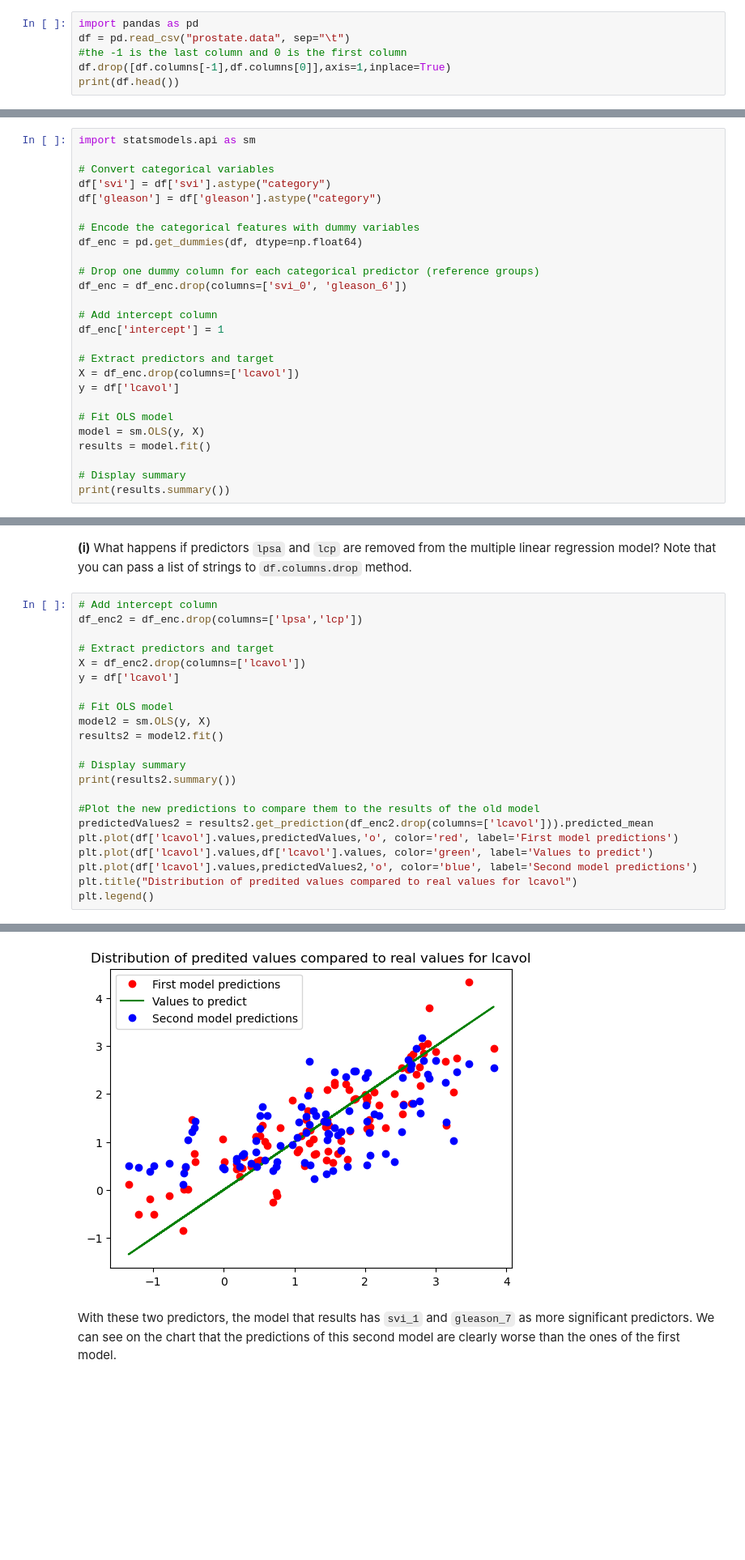
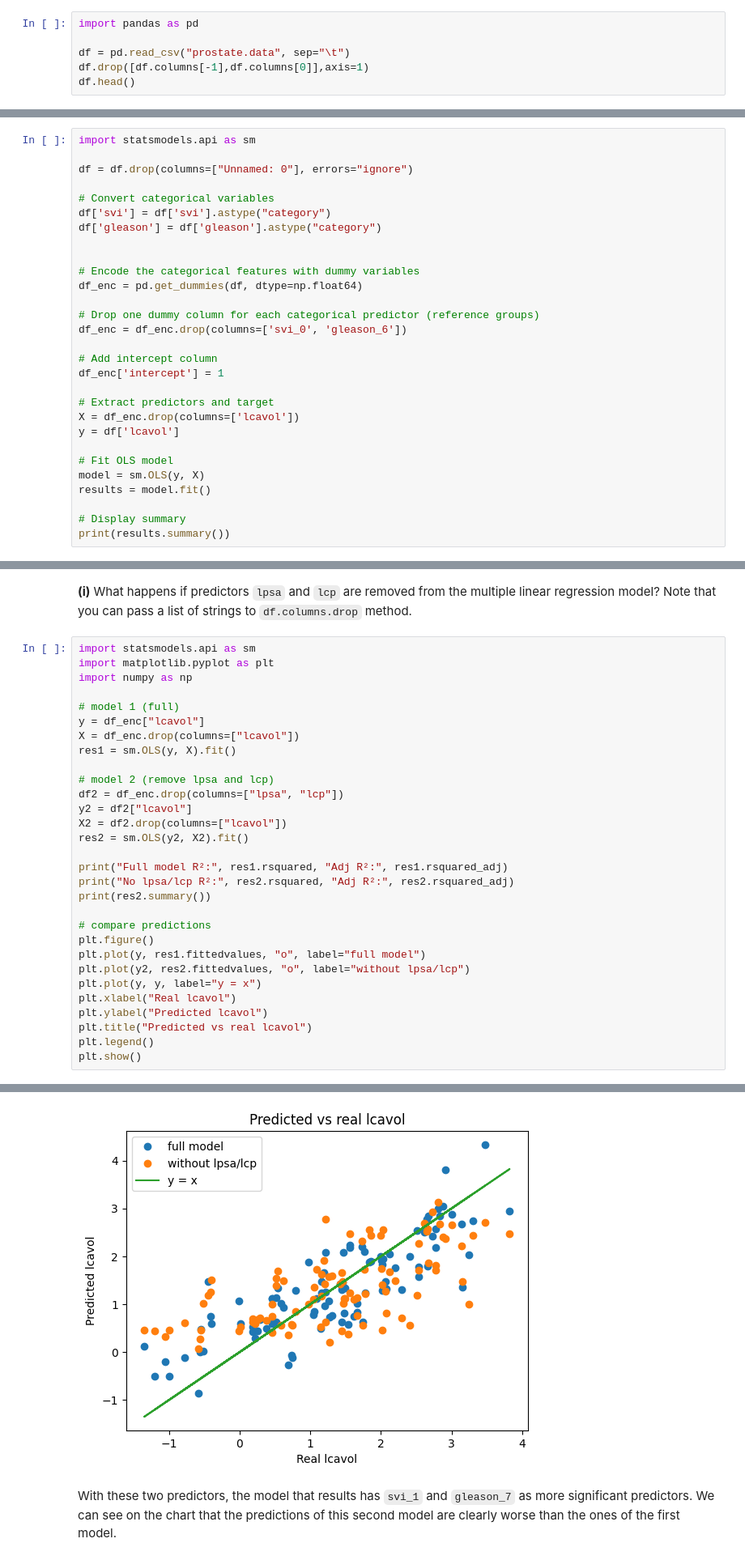
Before and after one commit to leozsc/TP1-ISLA, a Jupyter notebook: TP1/TP1.ipynb, the cells around one changed output, grey strips where cells are left out. Shown at 81% size. Cells and saved outputs as stored; diff of their text form; blank space fills up the shorter version.

```diff
--- a/TP1/TP1.ipynb
+++ b/TP1/TP1.ipynb
@@ -43,8 +43,8 @@ df = pd.read_csv("prostate.data", sep="\t")
 check how to use function `df.drop` to remove the first and last columns of `df` containing useless tags.
 # %%
 import pandas as pd
+
 df = pd.read_csv("prostate.data", sep="\t")
-#the -1 is the last column and 0 is the first column
-df.drop([df.columns[-1],df.columns[0]],axis=1,inplace=True)
-print(df.head())
+df.drop([df.columns[-1],df.columns[0]],axis=1)
+df.head()
 # %% [output]
@@ -409,10 +390,13 @@ Use command `results.sumary()` to get the statistical summary of the estimated c
 - Comment the overall results of the regression as well.
 # %%
 import statsmodels.api as sm
+
+df = df.drop(columns=["Unnamed: 0"], errors="ignore")
 
 # Convert categorical variables
 df['svi'] = df['svi'].astype("category")
 df['gleason'] = df['gleason'].astype("category")
+
 
 # Encode the categorical features with dummy variables
 df_enc = pd.get_dummies(df, dtype=np.float64)
@@ -624,25 +617,33 @@ plt.legend()
 # %% [markdown]
 **(i)** What happens if predictors `lpsa` and `lcp` are removed from the multiple linear regression model? Note that you can pass a list of strings to `df.columns.drop` method.
 # %%
-# Add intercept column
-df_enc2 = df_enc.drop(columns=['lpsa','lcp'])
+import statsmodels.api as sm
+import matplotlib.pyplot as plt
+import numpy as np
 
-# Extract predictors and target
-X = df_enc2.drop(columns=['lcavol'])
-y = df['lcavol']
+# model 1 (full)
+y = df_enc["lcavol"]
+X = df_enc.drop(columns=["lcavol"])
+res1 = sm.OLS(y, X).fit()
 
-# Fit OLS model
-model2 = sm.OLS(y, X)
-results2 = model2.fit()
+# model 2 (remove lpsa and lcp)
+df2 = df_enc.drop(columns=["lpsa", "lcp"])
+y2 = df2["lcavol"]
+X2 = df2.drop(columns=["lcavol"])
+res2 = sm.OLS(y2, X2).fit()
 
-# Display summary
-print(results2.summary())
+print("Full model R²:", res1.rsquared, "Adj R²:", res1.rsquared_adj)
+print("No lpsa/lcp R²:", res2.rsquared, "Adj R²:", res2.rsquared_adj)
+print(res2.summary())
 
-#Plot the new predictions to compare them to the results of the old model
-predictedValues2 = results2.get_prediction(df_enc2.drop(columns=['lcavol'])).predicted_mean
-plt.plot(df['lcavol'].values,predictedValues,'o', color='red', label='First model predictions')
-plt.plot(df['lcavol'].values,df['lcavol'].values, color='green', label='Values to predict')
-plt.plot(df['lcavol'].values,predictedValues2,'o', color='blue', label='Second model predictions')
-plt.title("Distribution of predited values compared to real values for lcavol")
+# compare predictions
+plt.figure()
+plt.plot(y, res1.fittedvalues, "o", label="full model")
+plt.plot(y2, res2.fittedvalues, "o", label="without lpsa/lcp")
+plt.plot(y, y, label="y = x")
+plt.xlabel("Real lcavol")
+plt.ylabel("Predicted lcavol")
+plt.title("Predicted vs real lcavol")
 plt.legend()
+plt.show()
 # %% [output]
@@ -667,4 +667,4 @@ Notes:
-[figure, old version]
+[figure, new version]
 # %% [markdown]
 With these two predictors, the model that results has `svi_1` and `gleason_7` as more significant predictors. We can see on the chart that the predictions of this second model are clearly worse than the ones of the first model.
 # %% [markdown]
```
Also changed, not shown: parts of 21 cells of this notebook.
